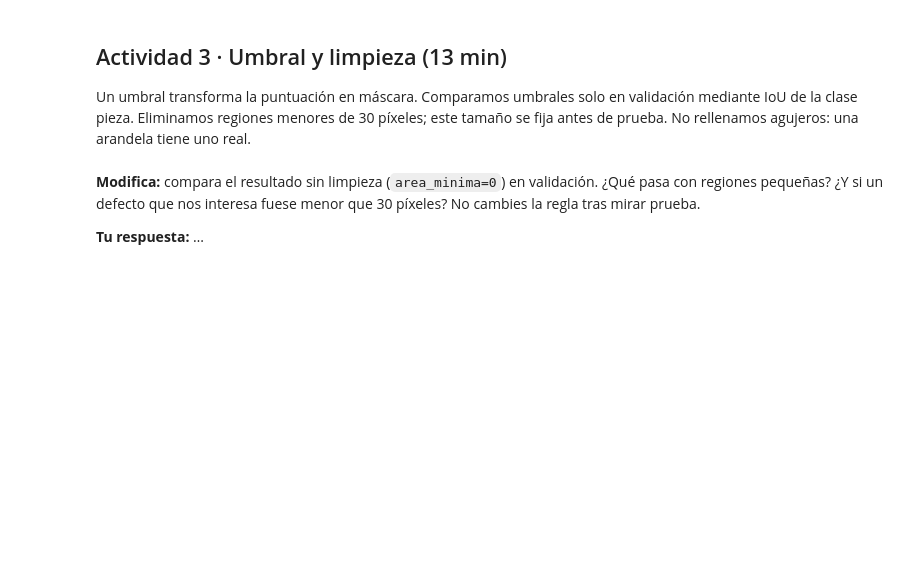
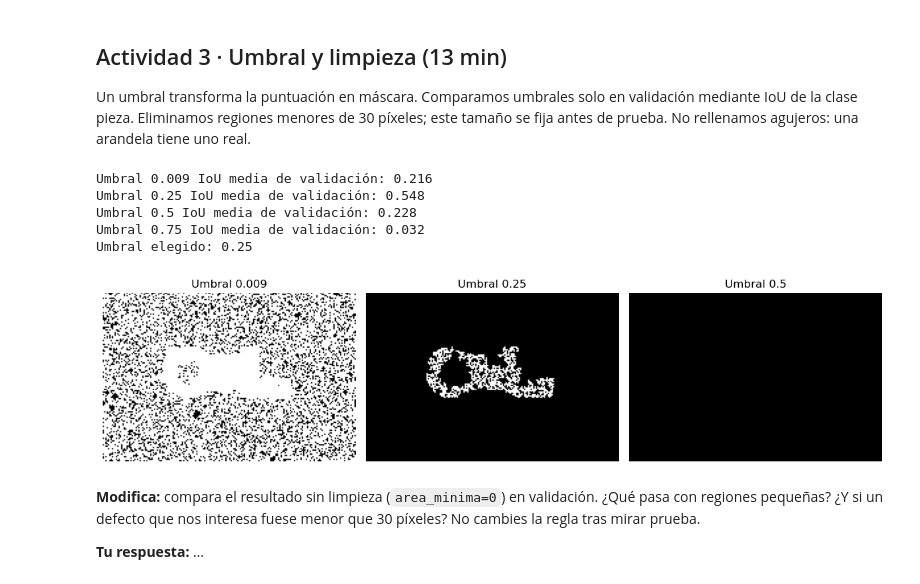
Before and after one commit to afalco/vision-ia-producto, a Jupyter notebook: 03_deteccion_segmentacion/03_deteccion_segmentacion.ipynb, the cells around one changed output. Saved outputs shown, nothing was run; the diff lists cells and outputs as text; code cells hidden in the pictures; blank space fills up the shorter version.

```diff
--- a/03_deteccion_segmentacion/03_deteccion_segmentacion.ipynb
+++ b/03_deteccion_segmentacion/03_deteccion_segmentacion.ipynb
@@ -126,24 +189,31 @@ plt.show()
 Un umbral transforma la puntuación en máscara. Comparamos umbrales solo en validación mediante IoU de la clase pieza. Eliminamos regiones menores de 30 píxeles; este tamaño se fija antes de prueba. No rellenamos agujeros: una arandela tiene uno real.
 # %%
 AREA_MINIMA = 30
-UMBRALES = [0.25, 0.5, 0.75]
+UMBRALES = [0.009,0.25, 0.5, 0.75]
 def segmentar(e, umbral, area_minima=AREA_MINIMA):
     mascara = probabilidad(e) >= umbral
     return remove_small_objects(mascara, min_size=area_minima, connectivity=1)
 resultados_val = []
 for umbral in UMBRALES:
     valor = np.mean([iou_mascara(e["mascara"], segmentar(e, umbral)) for e in validacion])
     resultados_val.append(valor)
     print("Umbral", umbral, "IoU media de validación:", round(valor, 3))
 umbral_elegido = UMBRALES[int(np.argmax(resultados_val))]
 print("Umbral elegido:", umbral_elegido)
 fig, axes = plt.subplots(1, 3, figsize=(12, 3))
 for ax, umbral in zip(axes, UMBRALES):
     ax.imshow(segmentar(validacion[0], umbral), cmap="gray", vmin=0, vmax=1)
     ax.set_title(f"Umbral {umbral}")
     ax.axis("off")
 plt.tight_layout()
 plt.show()
+# %% [output]
+Umbral 0.009 IoU media de validación: 0.216
+Umbral 0.25 IoU media de validación: 0.548
+Umbral 0.5 IoU media de validación: 0.228
+Umbral 0.75 IoU media de validación: 0.032
+Umbral elegido: 0.25
+[figure, added]
 # %% [markdown]
 **Modifica:** compara el resultado sin limpieza (`area_minima=0`) en validación. ¿Qué pasa con regiones pequeñas? ¿Y si un defecto que nos interesa fuese menor que 30 píxeles? No cambies la regla tras mirar prueba.
 
```
Also changed, not shown: parts of 5 cells of this notebook, 3 other files.
